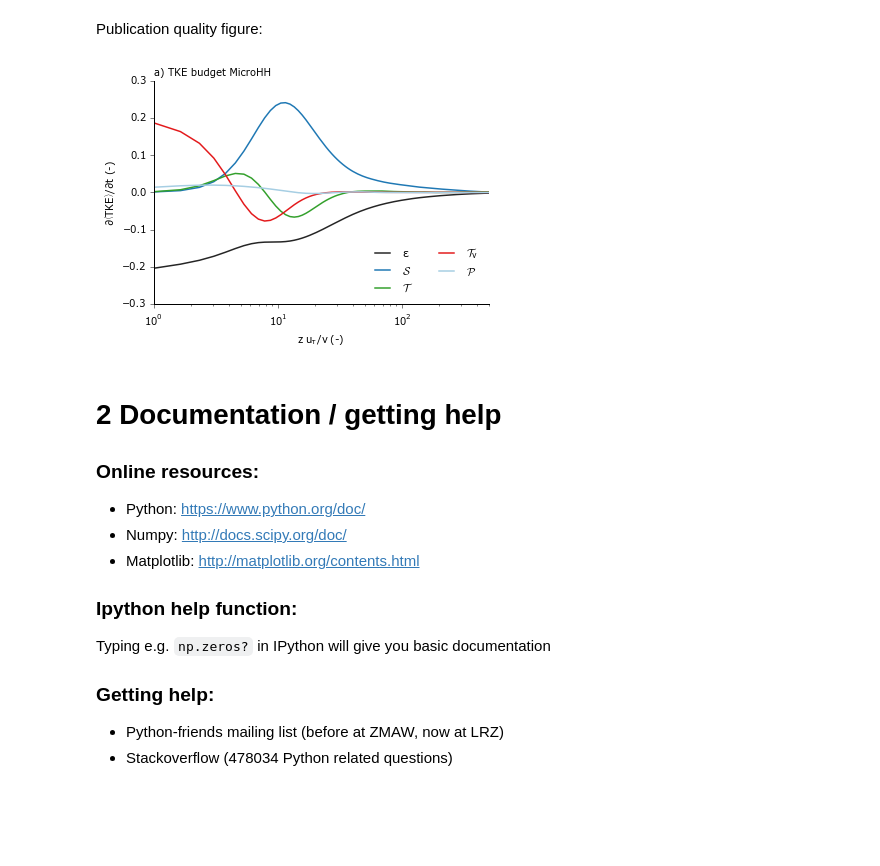
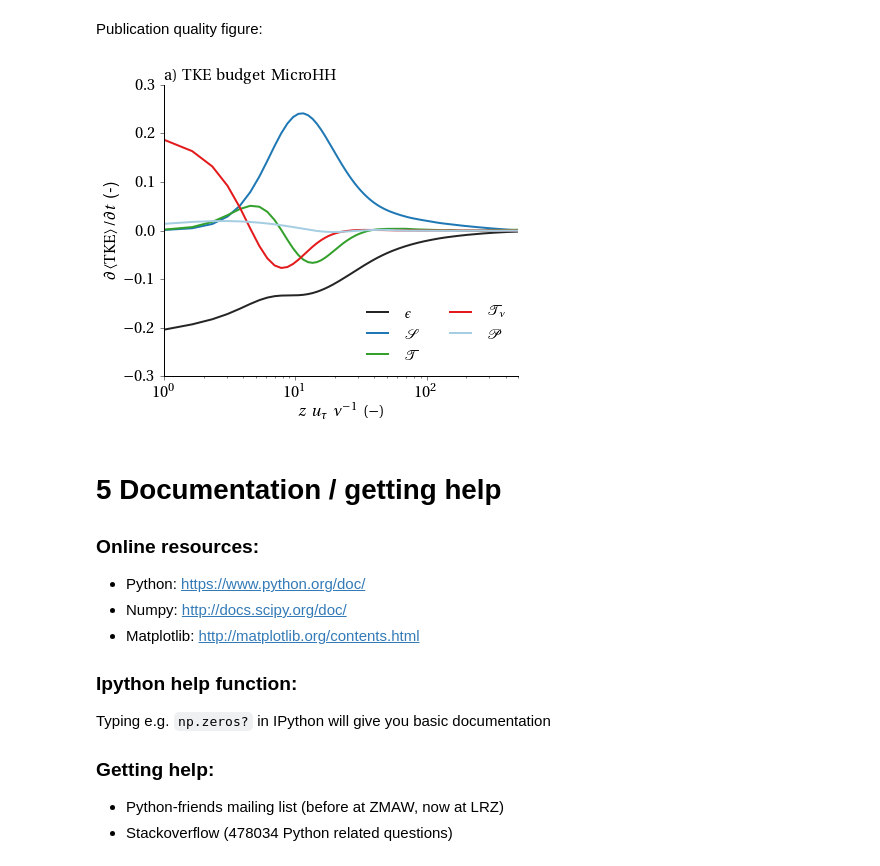
Before and after one commit to julietbravo/python_workshop_AES, a Jupyter notebook: Python_introduction.ipynb, the cells around one changed output. Saved outputs shown, nothing was run; the diff lists cells and outputs as text; code cells hidden in the pictures; blank space fills up the shorter version.

```diff
--- a/Python_introduction.ipynb
+++ b/Python_introduction.ipynb
@@ -573,27 +614,38 @@ pl.plot(zp, tke_pres)
 # %% [markdown]
 Publication quality figure:
 # %%
-pl.figure()
+# Override some settings from the matplotlibrc configuration file:
+from matplotlib import rc
+rc('text', usetex=True)
+rc('text.latex', preamble=r'\usepackage{fourier}')
+rc('font', size=17)
+rc('legend', fontsize=15)
+
+fig = pl.figure(figsize=(6, 5))
+#                   L     B     R     T     ws    hs
+fig.subplots_adjust(0.16, 0.13, 0.98, 0.94, 0.40, 0.20)
 ax = pl.subplot(111)
-pl.title('a) TKE budget MicroHH', loc='left')
-pl.semilogx(zp, tke_diss,  label=r'$\epsilon$')
-pl.semilogx(zp, tke_shear, label=r'$\mathcal{S}$')
-pl.semilogx(zp, tke_turb,  label=r'$\mathcal{T}$')
-pl.semilogx(zp, tke_visc,  label=r'$\mathcal{T}_\nu$')
-pl.semilogx(zp, tke_pres,  label=r'$\mathcal{P}$')
+pl.title(r'$\mathrm{a)~ TKE ~ budget ~ MicroHH}$', loc='left')
+pl.semilogx(zp, tke_diss,  linewidth=2, label=r'$\epsilon$')
+pl.semilogx(zp, tke_shear, linewidth=2, label=r'$\mathcal{S}$')
+pl.semilogx(zp, tke_turb,  linewidth=2, label=r'$\mathcal{T}$')
+pl.semilogx(zp, tke_visc,  linewidth=2, label=r'$\mathcal{T}_\nu$')
+pl.semilogx(zp, tke_pres,  linewidth=2, label=r'$\mathcal{P}$')
 pl.legend(frameon=False, loc=4, ncol=2)
-pl.xlabel(r'$z \ u_\tau / \nu \ (-)$')
-pl.ylabel(r'$\partial \left<TKE\right>/\partial t$ (-)')
+pl.xlabel(r'$z \ u_\tau \ \nu^{-1} \ (-)$')
+pl.ylabel(r'$\partial \left<\mathrm{TKE}\right>/\partial t$ (-)')
 pl.xlim(1, 500)
+# Remove top and right axis:
 ax.spines['right'].set_visible(False)
 ax.get_yaxis().tick_left()
 ax.spines['top'].set_visible(False)
 ax.get_xaxis().tick_bottom()
-pl.savefig('TKE_budget.pdf')
+
+pl.savefig('figures/TKE_budget.pdf')
 # %% [output]
-[figure, old version]
+[figure, new version]
 # %% [markdown]
-# 2 Documentation / getting help
+# 5 Documentation / getting help
 
 ### Online resources:
 * Python: https://www.python.org/doc/
```
Also changed, not shown: parts of 80 cells of this notebook.
